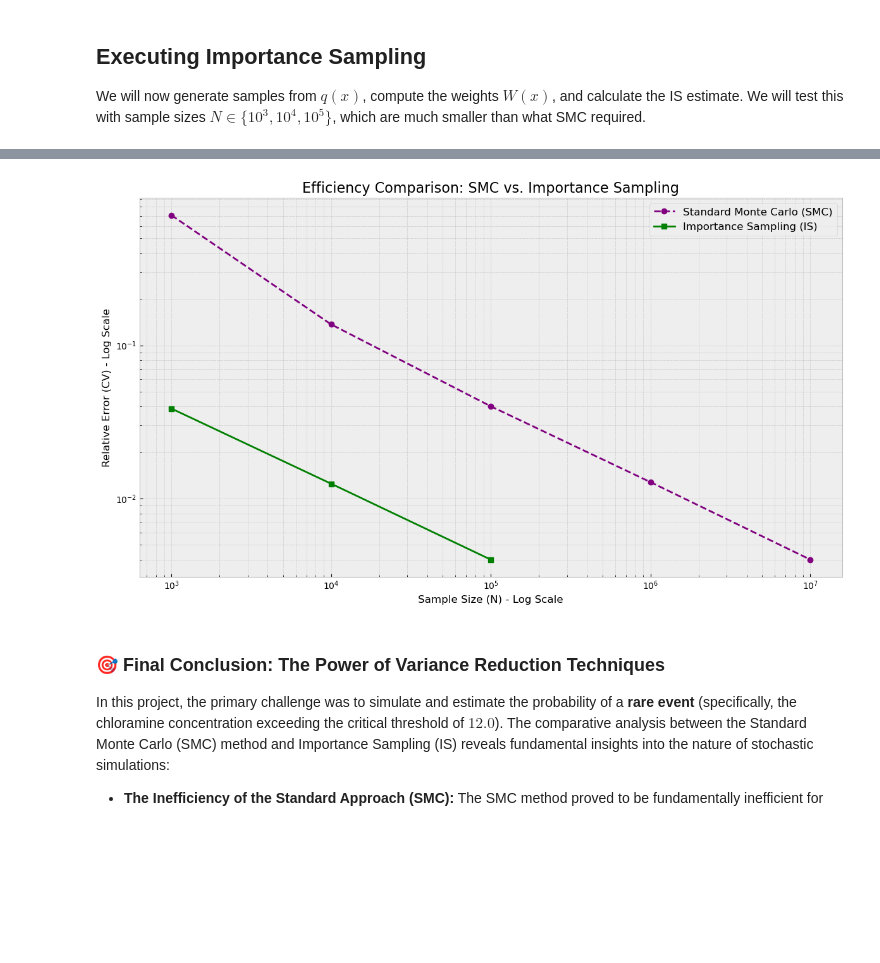
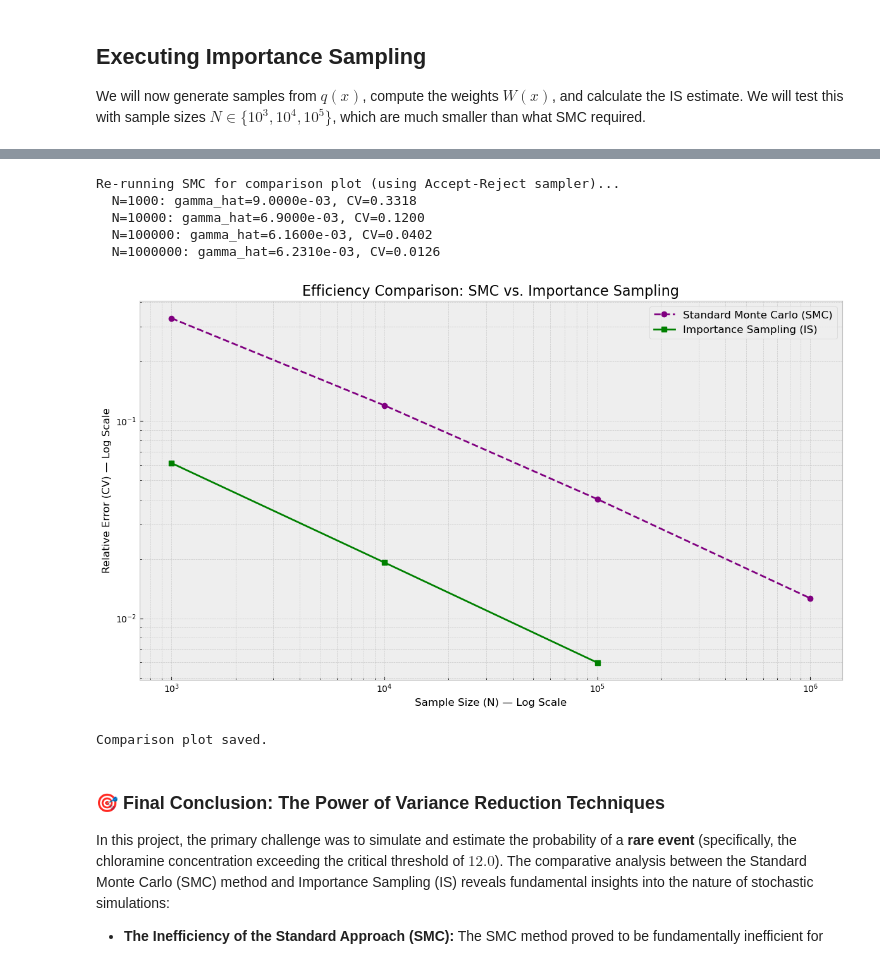
Before and after one commit to alitkbbl/Water-Quality-Rare-Events, a Jupyter notebook: notebooks/04_Importance_Sampling.ipynb, the cells around one changed output, grey strips where cells are left out. Cells and saved outputs as stored; diff of their text form; code cells hidden in the pictures; blank space fills up the shorter version.

```diff
--- a/notebooks/04_Importance_Sampling.ipynb
+++ b/notebooks/04_Importance_Sampling.ipynb
@@ -115,46 +290,68 @@ TRUE γ Value : 6.209995e-03
 # %%
 # --- FINAL COMPARISON PLOT ---
+#
+# We rebuild SMC results programmatically (same vectorised Accept-Reject
+# used in Notebook 3) so there are NO hard-coded numbers.
+from scipy.optimize import minimize as _minimize
 
-# First, let's manually create a DataFrame for the SMC results from Notebook 3
-# for direct comparison.
-smc_data = {
-    'N': [1000, 10000, 100000, 1000000, 10000000],
-    'Estimate': [2.00e-03, 5.30e-03, 6.21e-03, 6.05e-03, 6.2093e-03],
-    'Variance': [1.996e-06, 5.27191e-07, 6.171436e-08, 6.013397e-09, 6.170745e-10],
-    'CV': [0.7064, 0.1370, 0.0400, 0.0128, 0.0040]
-}
-df_smc = pd.DataFrame(smc_data)
+# Re-define accept-reject helpers (needed here because Notebook 4 is self-contained)
+_f_dist       = f_dist
+_proposal_min = 0.0
+_proposal_max = 16.0
+_neg_f        = lambda x: -_f_dist.pdf(x)
+_res          = _minimize(_neg_f, x0=gamma_shape * gamma_scale,
+                          bounds=[(_proposal_min, _proposal_max)])
+_f_max        = -_res.fun
 
-# Now, create a DataFrame for the Importance Sampling results we just calculated
-df_is = pd.DataFrame(results_is)
+def _ar_samples(n):
+    """Vectorised Accept-Reject sampler — no scipy .rvs() on the target."""
+    accepted = []
+    batch    = max(n * 6, 200_000)
+    while len(accepted) < n:
+        cands = np.random.uniform(_proposal_min, _proposal_max, batch)
+        u     = np.random.uniform(0, 1, batch)
+        mask  = u <= _f_dist.pdf(cands) / _f_max
+        accepted.extend(cands[mask].tolist())
+    return np.array(accepted[:n])
+
+SMC_N_values = [10**3, 10**4, 10**5, 10**6]
+smc_rows     = []
+
+print("Re-running SMC for comparison plot (using Accept-Reject sampler)...")
+for N in SMC_N_values:
+    s           = _ar_samples(N)
+    ind         = (s > THRESHOLD).astype(float)
+    gh          = np.mean(ind)
+    var         = (gh * (1 - gh)) / N if gh > 0 else 0
+    cv          = np.sqrt(var) / gh if gh > 0 else np.inf
+    smc_rows.append({'N': N, 'CV': cv})
+    print(f"  N={N}: gamma_hat={gh:.4e}, CV={cv:.4f}")
+
+df_smc = pd.DataFrame(smc_rows)
 
 # Plotting the efficiency comparison
 plt.figure(figsize=(12, 7))
-
-# Plot SMC results
-plt.plot(df_smc['N'], df_smc['CV'], marker='o', linestyle='--', color='purple', label='Standard Monte Carlo (SMC)')
-
-# Plot IS results
-plt.plot(df_is['N'], df_is['CV'], marker='s', linestyle='-', color='green', label='Importance Sampling (IS)')
-
-# Set log scale for both axes to clearly see the orders of magnitude
+plt.plot(df_smc['N'],  df_smc['CV'],  marker='o', linestyle='--', color='purple', label='Standard Monte Carlo (SMC)')
+plt.plot(df_is['N'],   df_is['CV'],   marker='s', linestyle='-',  color='green',  label='Importance Sampling (IS)')
 plt.xscale('log')
 plt.yscale('log')
-
-# Add titles and labels
 plt.title('Efficiency Comparison: SMC vs. Importance Sampling', fontsize=16)
-plt.xlabel('Sample Size (N) - Log Scale', fontsize=12)
-plt.ylabel('Relative Error (CV) - Log Scale', fontsize=12)
+plt.xlabel('Sample Size (N) — Log Scale', fontsize=12)
+plt.ylabel('Relative Error (CV) — Log Scale', fontsize=12)
 plt.legend(fontsize=12)
-plt.grid(True, which="both", ls="--", alpha=0.6) # Add grid for better readability on log scale
+plt.grid(True, which='both', ls='--', alpha=0.6)
 plt.tight_layout()
-
-# Save the final comparison figure
 plt.savefig('../results/05_SMC_vs_IS_Efficiency_Comparison.png', dpi=300)
-
 plt.show()
+print("Comparison plot saved.")
 # %% [output]
+Re-running SMC for comparison plot (using Accept-Reject sampler)...
+  N=1000: gamma_hat=9.0000e-03, CV=0.3318
+  N=10000: gamma_hat=6.9000e-03, CV=0.1200
+  N=100000: gamma_hat=6.1600e-03, CV=0.0402
+  N=1000000: gamma_hat=6.2310e-03, CV=0.0126
-[figure, old version]
+[figure, new version]
+Comparison plot saved.
 # %% [markdown]
 ### 🎯 Final Conclusion: The Power of Variance Reduction Techniques
 
```
Also changed, not shown: parts of 6 cells of this notebook, 17 other files.
